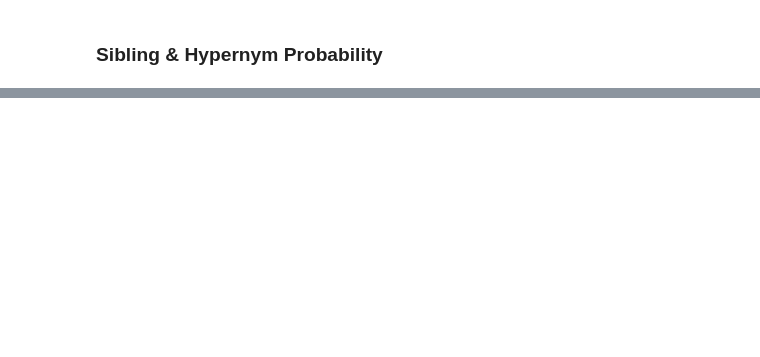
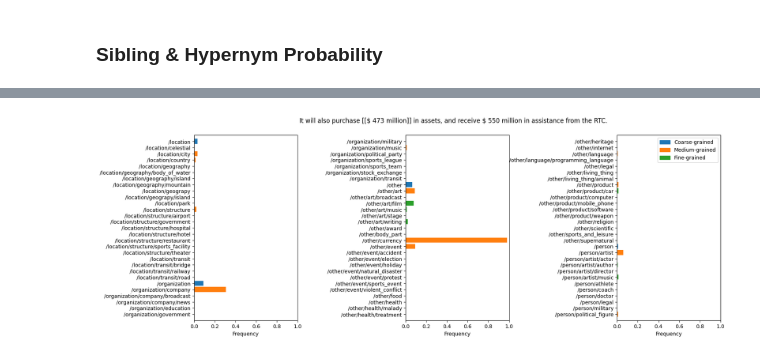
Before and after one commit to psaegert/nli-nec, a Jupyter notebook: notebooks/evaluate.ipynb, the cells around one changed output, grey strips where cells are left out. Cells and saved outputs as stored; diff of their text form; code cells hidden in the pictures; blank space fills up the shorter version.

```diff
--- a/notebooks/evaluate.ipynb
+++ b/notebooks/evaluate.ipynb
@@ -264,0 +361,3 @@ fig.savefig(os.path.join(get_results_dir(), f'{MODEL}', 'hypernym_probability.pn
+# %%
+showcase_index = 4745
+data_with_predictions.loc[showcase_index, ['sentence', 'mention_span', 'full_type', 'predicted_type', 'correct', 'granularity']]
@@ -264,0 +372,4 @@ fig.savefig(os.path.join(get_results_dir(), f'{MODEL}', 'hypernym_probability.pn
+# %%
+fig, axes = show_probabilities(showcase_index)
+# %% [output]
+[figure, added]
```
Also changed, not shown: parts of 28 cells of this notebook, 5 other files.
